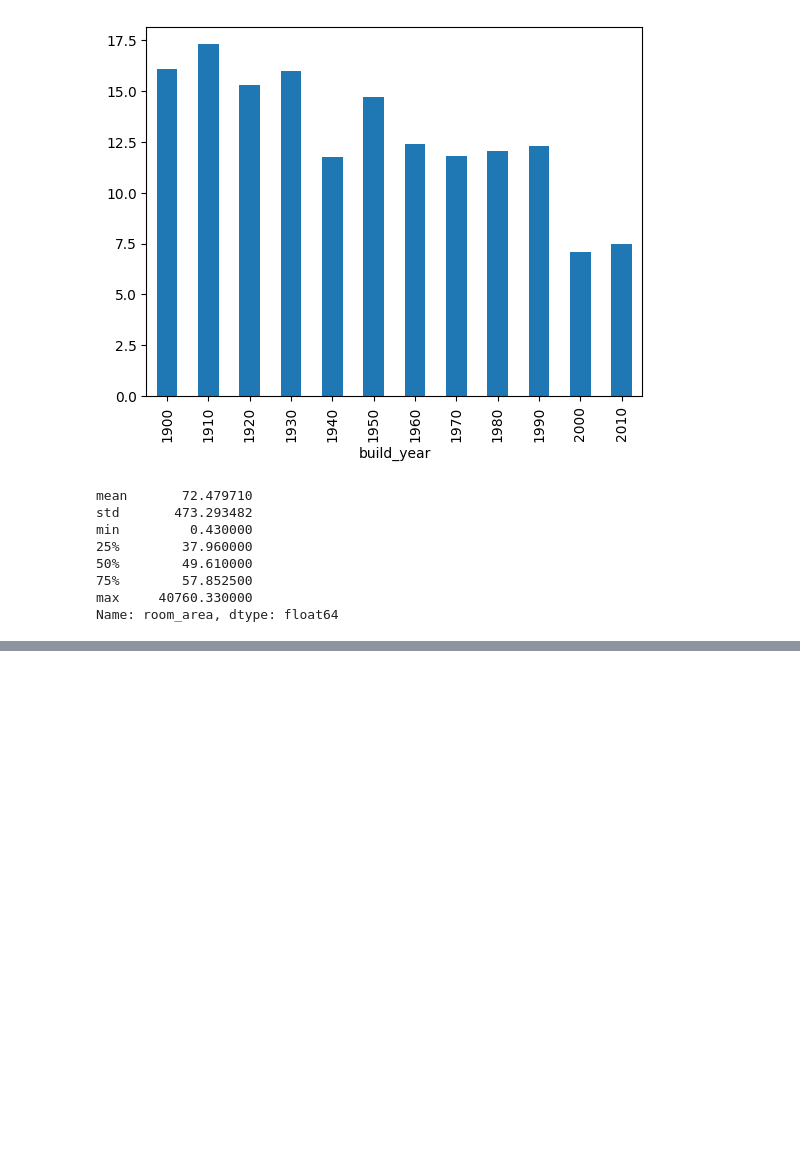
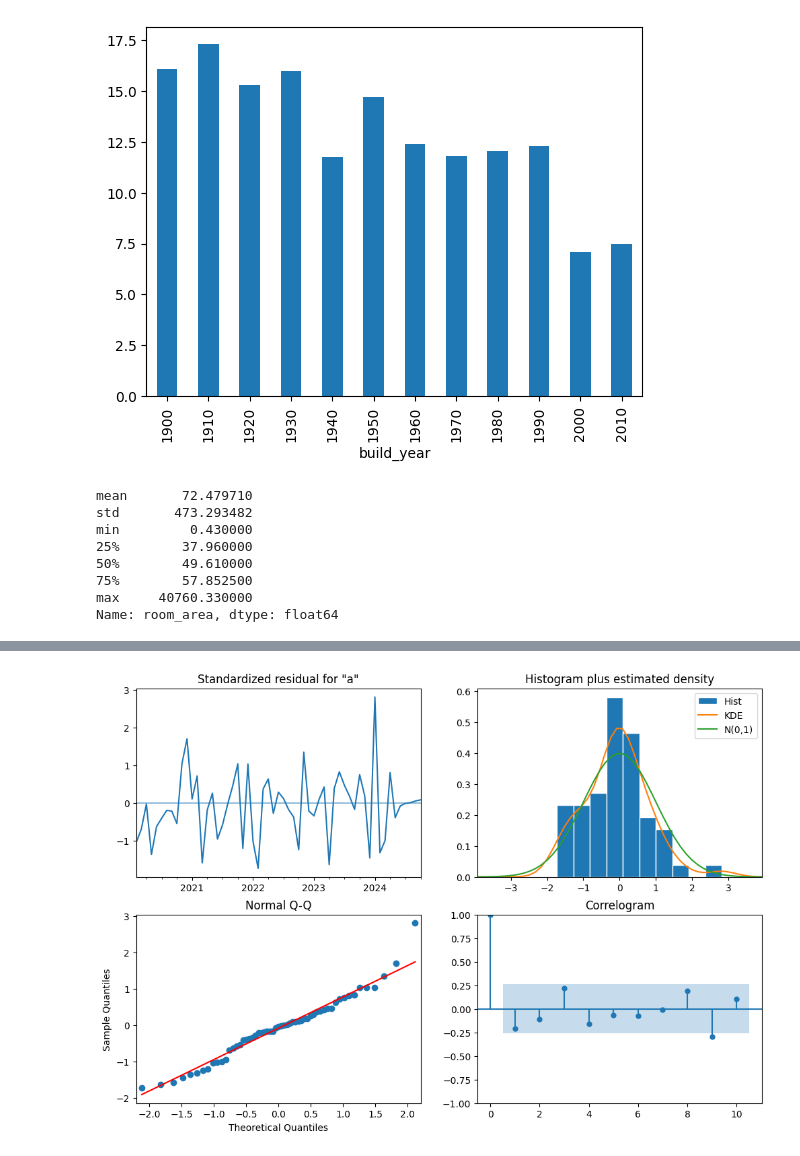
Before and after one commit to ZygimantasM/siauliu_energija_data_analysis, a Jupyter notebook: main.ipynb, the cells around one changed output, grey strips where cells are left out. Cells and saved outputs as stored; diff of their text form; code cells hidden in the pictures; blank space fills up the shorter version.

Commit message:
SARIMA image added

```diff
--- a/main.ipynb
+++ b/main.ipynb
@@ -19,11 +19,11 @@ from pyproj import Transformer
 transformer = Transformer.from_crs('epsg:3346', 'epsg:4326', always_xy=True)
 rooms['x_coord'], rooms['y_coord'] = transformer.transform(rooms['x_coord'].values, rooms['y_coord'].values)
 # %%
-register["month"] = pd.to_datetime(register["   month"])
+register["month"] = pd.to_datetime(register["month"])
 rooms["build_year"] = pd.to_datetime(rooms["build_year"])
 
 start_date = pd.to_datetime('2019-01-01')
-end_date = pd.to_datetime('2023-12-31')
+end_date = pd.to_datetime('2024-12-31')
 
 register = register[(register["month"] >= start_date) & (register["month"] <= end_date)]
 # %%
@@ -450,0 +462,4 @@ Name: room_area, dtype: float64
+# %%
+sar_filter_df = register[register["service_category"] == "Šiluma"]
+sarima_df = pd.DataFrame(sar_filter_df.groupby("month")["amount"].sum(), columns=["amount"])
+sarima_df.tail()
@@ -450,0 +483,11 @@ Name: room_area, dtype: float64
+# %%
+from statsmodels.tsa.statespace.sarimax import SARIMAX
+
+# Define the model
+order = (1, 1, 1)  # Non-seasonal: AR(1), diff(1), MA(1)
+seasonal_order = (1, 1, 1, 12)  # Seasonal: AR(1), diff(1), MA(1), period=12
+model = SARIMAX(sarima_df['amount'], order=order, seasonal_order=seasonal_order, enforce_stationarity=True, enforce_invertibility=True)
+
+# Fit the model
+results = model.fit()
+print(results.summary())
@@ -450,0 +512,6 @@ Name: room_area, dtype: float64
+# %%
+# Plot diagnostics
+results.plot_diagnostics(figsize=(12, 8))
+plt.show()
+# %% [output]
+[figure, added]
```
Also changed, not shown: parts of 7 cells of this notebook, 1 other file.
